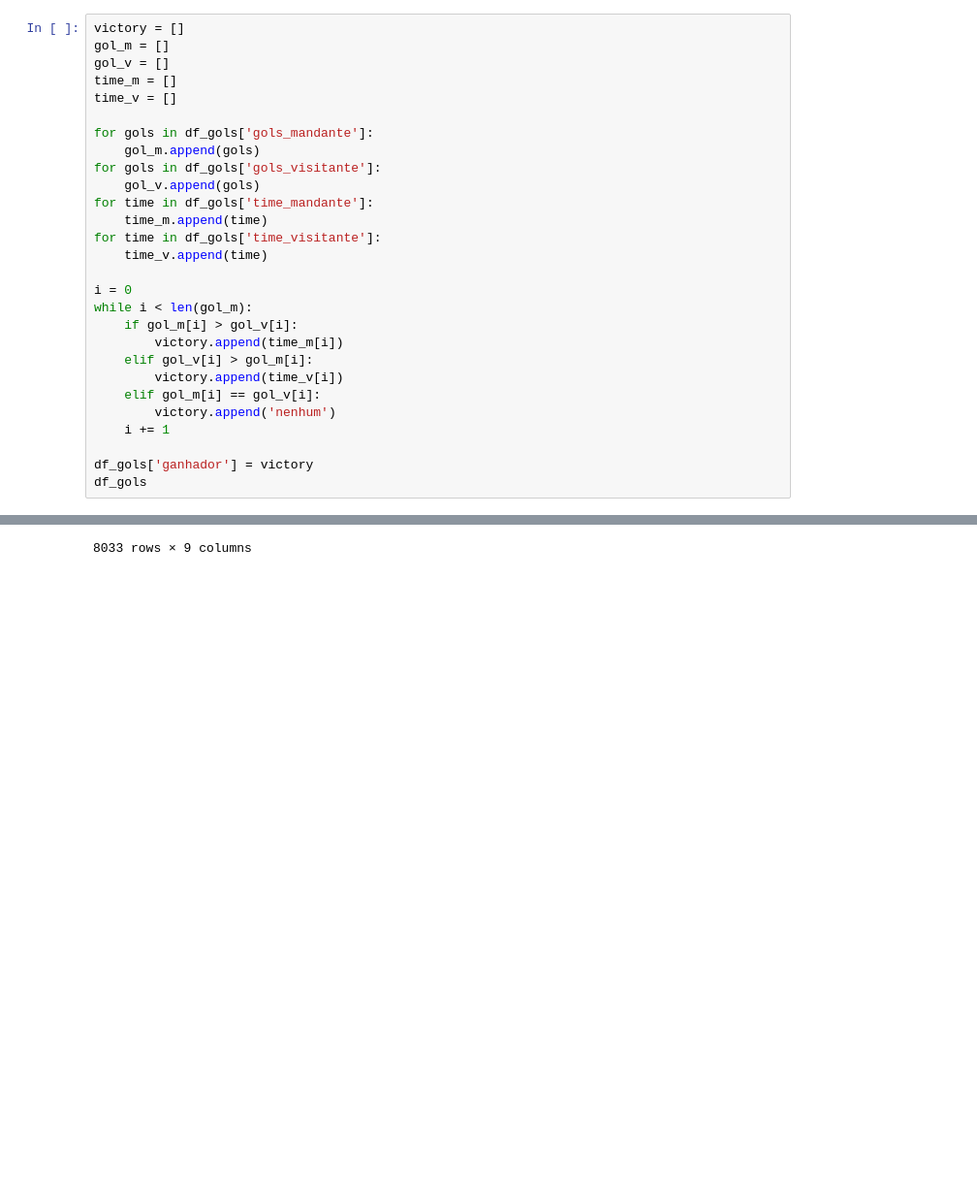
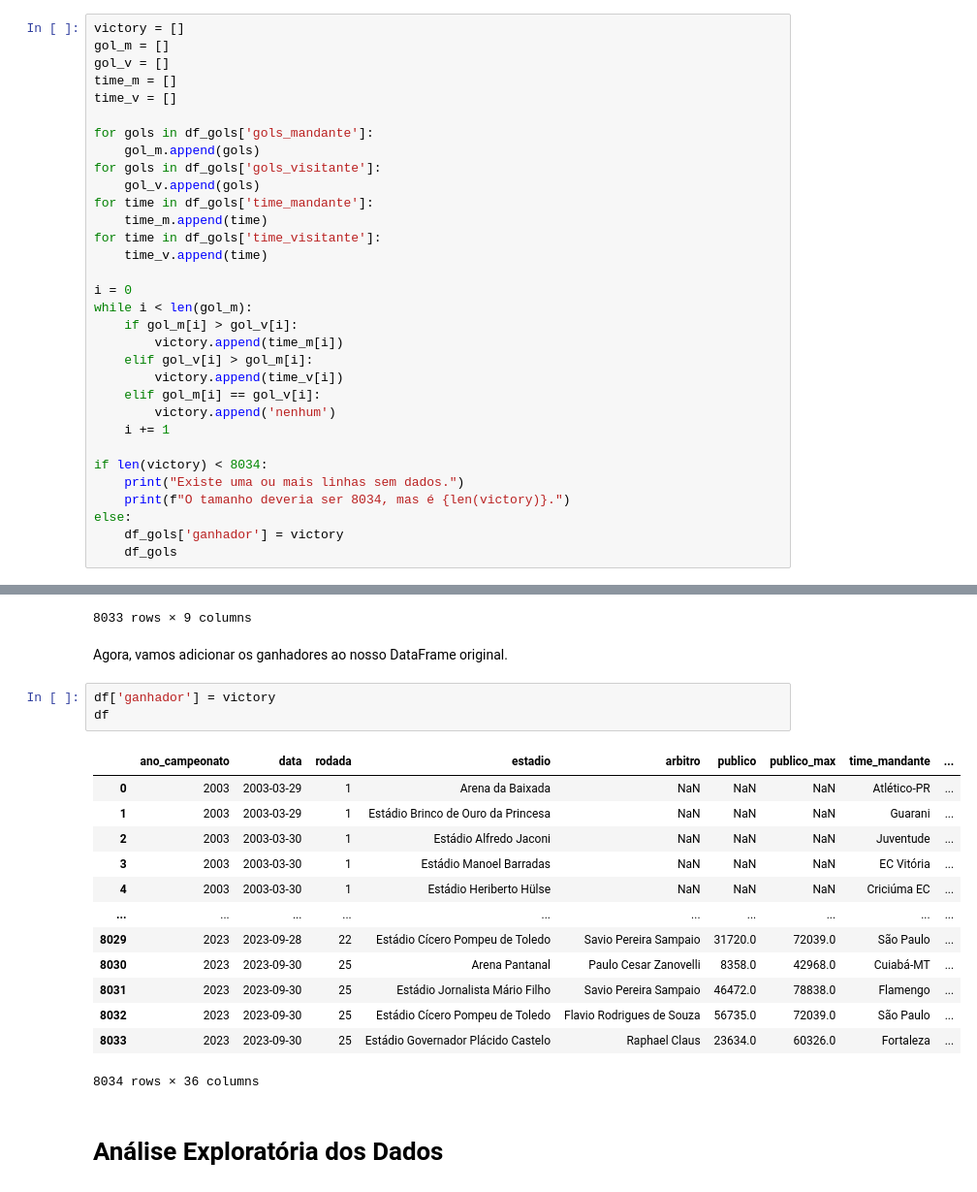
Before and after one commit to cunhavictor111/projeto2_cdados, a Jupyter notebook: Projeto2.ipynb, the cells around one changed output, grey strips where cells are left out. Shown at 97% size. Cells and saved outputs as stored; diff of their text form; blank space fills up the shorter version.

Commit message:
Avanços da análise

```diff
--- a/Projeto2.ipynb
+++ b/Projeto2.ipynb
@@ -128,6 +130,10 @@ while i < len(gol_m):
         victory.append('nenhum')
     i += 1
 
-df_gols['ganhador'] = victory
-df_gols
+if len(victory) < 8034:
+    print("Existe uma ou mais linhas sem dados.")
+    print(f"O tamanho deveria ser 8034, mas é {len(victory)}.")
+else:
+    df_gols['ganhador'] = victory
+    df_gols
 # %% [output]
@@ -197,3 +204,24 @@ df_gols
 | 8032 | 2023 | 2023-09-30 | 25 | Estádio Cícero Pompeu de Toledo | São Paulo | Corinthians | 2.0 | ... |
 | 8033 | 2023 | 2023-09-30 | 25 | Estádio Governador Plácido Castelo | Fortaleza | Grêmio | 1.0 | ... |
 8033 rows × 9 columns
+# %% [markdown]
+Agora, vamos adicionar os ganhadores ao nosso DataFrame original.
+# %%
+df['ganhador'] = victory
+df
+# %% [output]
+|  | ano_campeonato | data | rodada | estadio | arbitro | publico | publico_max | time_mandante | ... |
+| 0 | 2003 | 2003-03-29 | 1 | Arena da Baixada | NaN | NaN | NaN | Atlético-PR | ... |
+| 1 | 2003 | 2003-03-29 | 1 | Estádio Brinco de Ouro da Princesa | NaN | NaN | NaN | Guarani | ... |
+| 2 | 2003 | 2003-03-30 | 1 | Estádio Alfredo Jaconi | NaN | NaN | NaN | Juventude | ... |
+| 3 | 2003 | 2003-03-30 | 1 | Estádio Manoel Barradas | NaN | NaN | NaN | EC Vitória | ... |
+| 4 | 2003 | 2003-03-30 | 1 | Estádio Heriberto Hülse | NaN | NaN | NaN | Criciúma EC | ... |
+| ... | ... | ... | ... | ... | ... | ... | ... | ... | ... |
+| 8029 | 2023 | 2023-09-28 | 22 | Estádio Cícero Pompeu de Toledo | Savio Pereira Sampaio | 31720.0 | 72039.0 | São Paulo | ... |
+| 8030 | 2023 | 2023-09-30 | 25 | Arena Pantanal | Paulo Cesar Zanovelli | 8358.0 | 42968.0 | Cuiabá-MT | ... |
+| 8031 | 2023 | 2023-09-30 | 25 | Estádio Jornalista Mário Filho | Savio Pereira Sampaio | 46472.0 | 78838.0 | Flamengo | ... |
+| 8032 | 2023 | 2023-09-30 | 25 | Estádio Cícero Pompeu de Toledo | Flavio Rodrigues de Souza | 56735.0 | 72039.0 | São Paulo | ... |
+| 8033 | 2023 | 2023-09-30 | 25 | Estádio Governador Plácido Castelo | Raphael Claus | 23634.0 | 60326.0 | Fortaleza | ... |
+8034 rows × 36 columns
+# %% [markdown]
+# **Análise Exploratória dos Dados**
```
Also changed, not shown: parts of 10 cells of this notebook, 1 other file.
